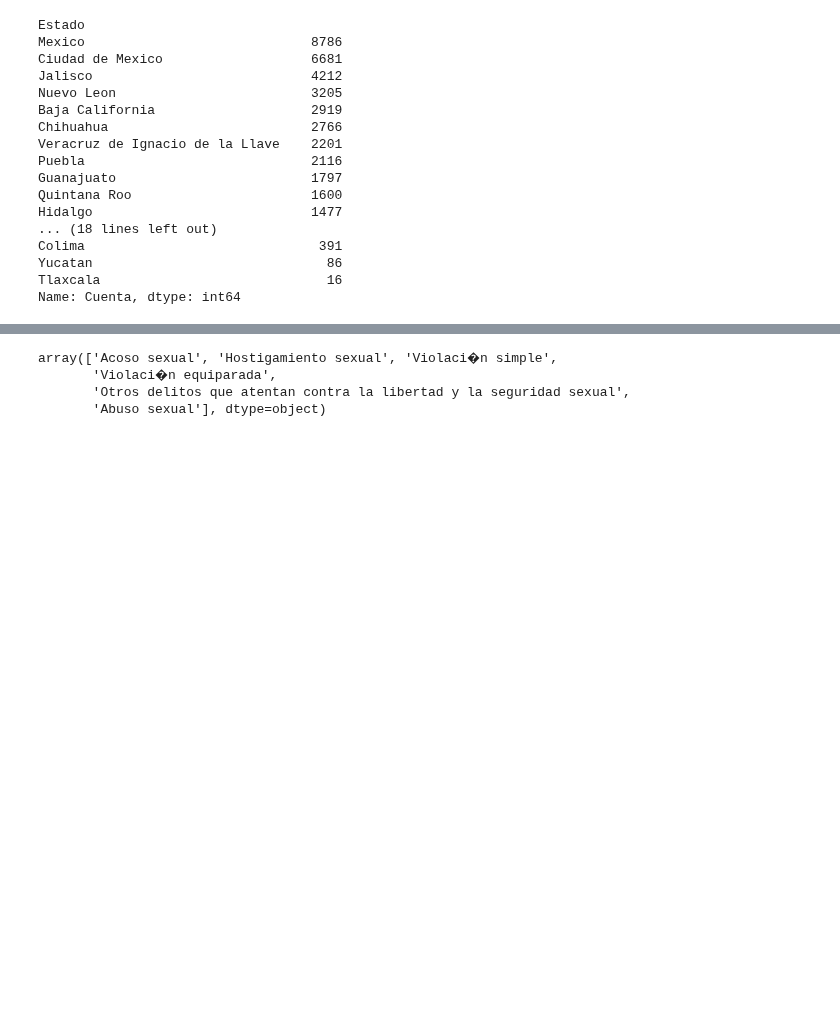
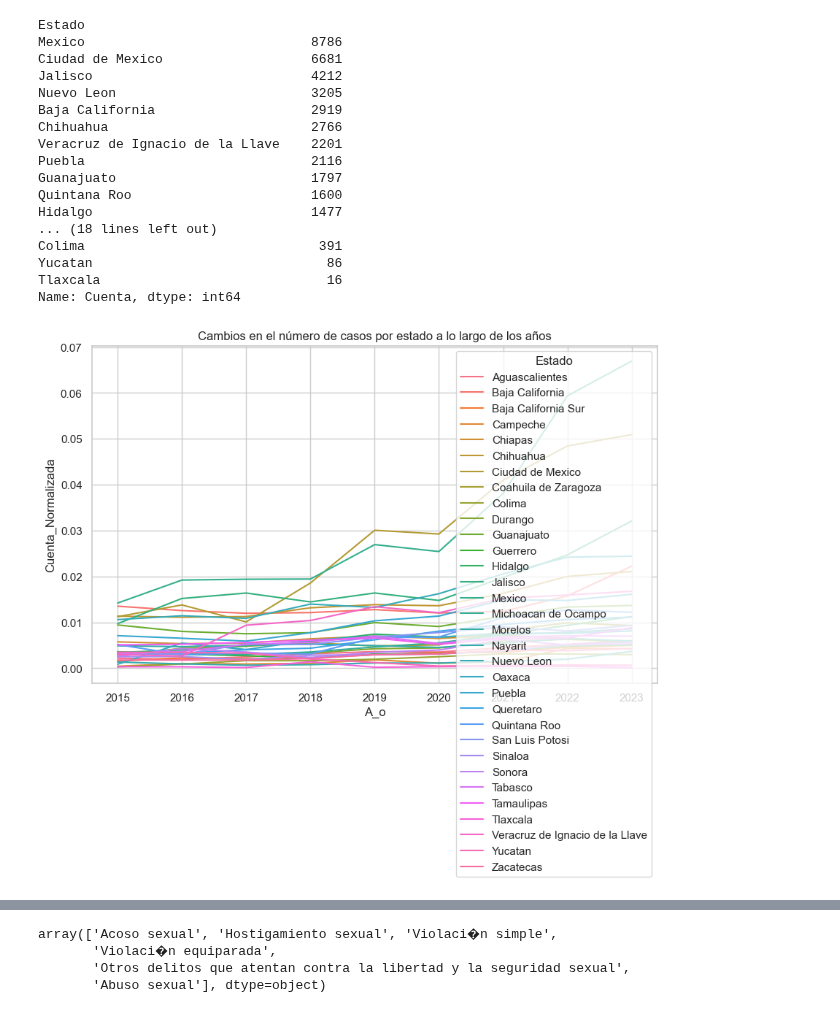
Before and after one commit to BlackEddit/EDA_Cleasings, a Jupyter notebook: EDA_Sex_Agre_New.ipynb, the cells around one changed output, grey strips where cells are left out. Saved outputs shown, nothing was run; the diff lists cells and outputs as text; code cells hidden in the pictures; blank space fills up the shorter version.

```diff
--- a/EDA_Sex_Agre_New.ipynb
+++ b/EDA_Sex_Agre_New.ipynb
@@ -169,3 +220,16 @@ Colima                              391
 Yucatan                              86
 Tlaxcala                             16
 Name: Cuenta, dtype: int64
+# %%
+''' Ten cuidado en como tratas los datos, por que en esta seccion no se puede normalizar, dado que la seccion que debimos normalizar fue unicamente
+la de este a;o aun que no lo se si contamos todos y normalizamos a la poblacion actual de cada uno de los estados pues es el valor que funciona para todos, creo...'''
+# Agrupación por Año y Estado
+df_agrupado = df_sex_agresion.groupby(['A_o', 'Estado'])['Cuenta_Normalizada'].sum().reset_index()
+
+# Gráfico de líneas
+plt.figure(figsize=(10, 6))
+sns.lineplot(data=df_agrupado, x='A_o', y='Cuenta_Normalizada', hue='Estado')
+plt.title('Cambios en el número de casos por estado a lo largo de los años')
+plt.show()
+# %% [output]
+[figure, added]
```
Also changed, not shown: parts of 7 cells of this notebook.
